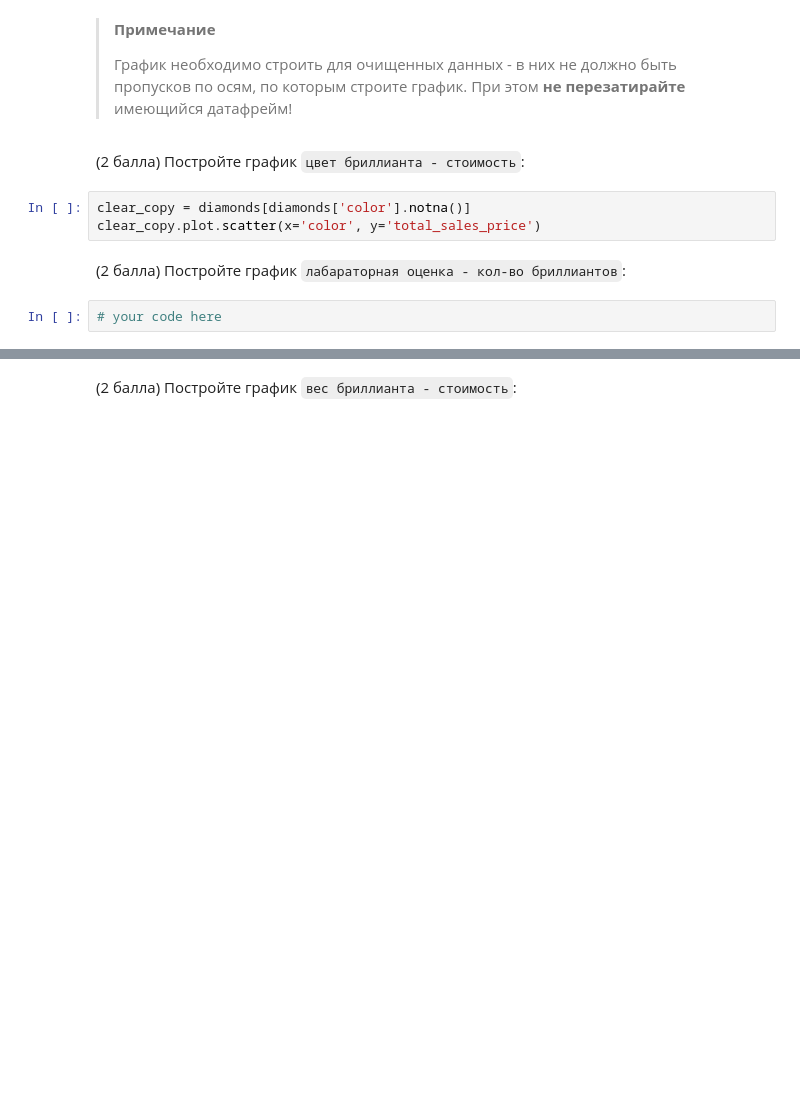
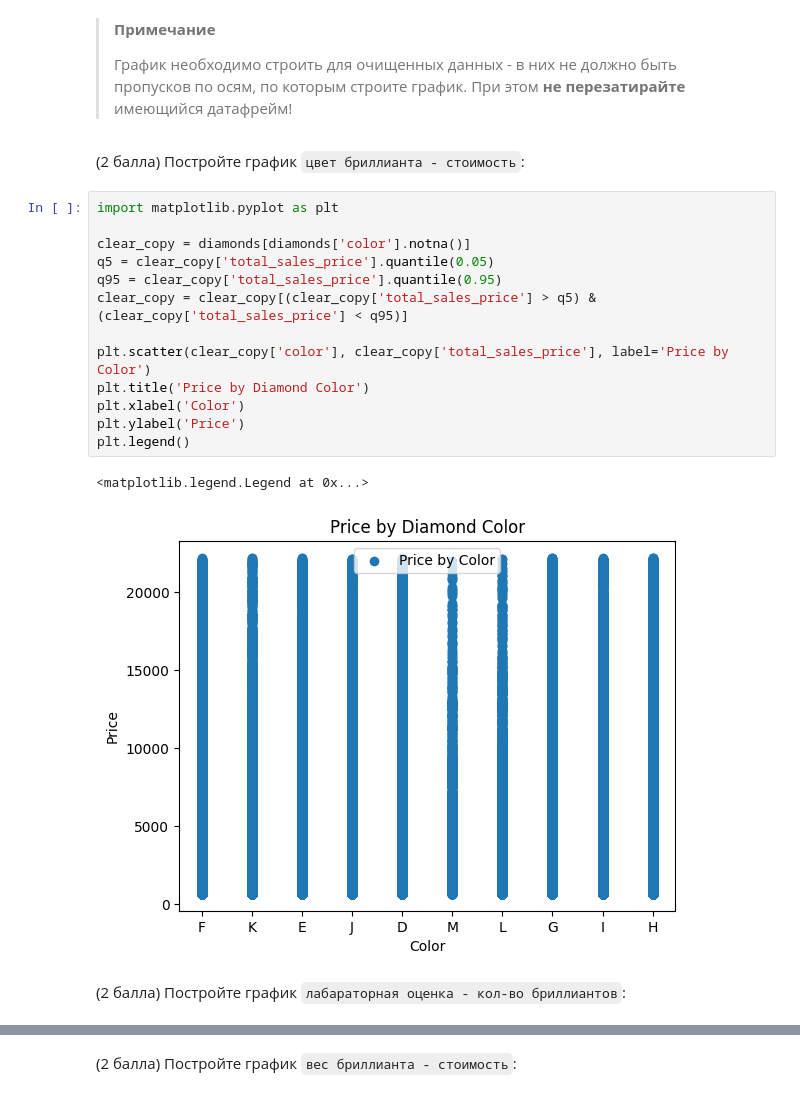
Before and after one commit to shevnind/laboratory, a Jupyter notebook: lab_work.ipynb, the cells around one changed output, grey strips where cells are left out. Saved outputs shown, nothing was run; the diff lists cells and outputs as text; blank space fills up the shorter version.

```diff
--- a/lab_work.ipynb
+++ b/lab_work.ipynb
@@ -403,10 +403,21 @@ print(diamonds[cat_feature])
 >График необходимо строить для очищенных данных - в них не должно быть пропусков по осям, по которым строите график. При этом **не перезатирайте** имеющийся датафрейм!
 # %% [markdown]
 (2 балла) Постройте график `цвет бриллианта - стоимость`:
-# %%
-clear_copy = diamonds[diamonds['color'].notna()]
-clear_copy.plot.scatter(x='color', y='total_sales_price')
+# %%
+import matplotlib.pyplot as plt
+
+clear_copy = diamonds[diamonds['color'].notna()]
+q5 = clear_copy['total_sales_price'].quantile(0.05)
+q95 = clear_copy['total_sales_price'].quantile(0.95)
+clear_copy = clear_copy[(clear_copy['total_sales_price'] > q5) & (clear_copy['total_sales_price'] < q95)]
+
+plt.scatter(clear_copy['color'], clear_copy['total_sales_price'], label='Price by Color')
+plt.title('Price by Diamond Color')
+plt.xlabel('Color')
+plt.ylabel('Price')
+plt.legend()
+# %% [output]
+<matplotlib.legend.Legend at 0x...>
+[figure, added]
 # %% [markdown]
 (2 балла) Постройте график `лабараторная оценка - кол-во бриллиантов`:
-# %%
-# your code here
```
Also changed, not shown: parts of 1 cell of this notebook.
